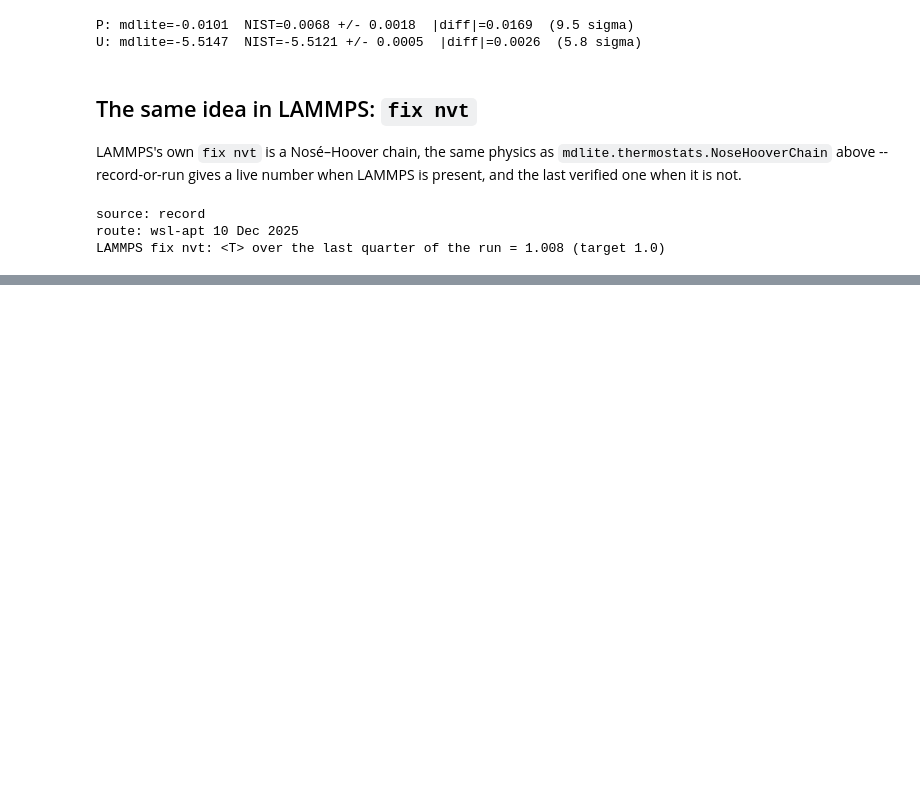
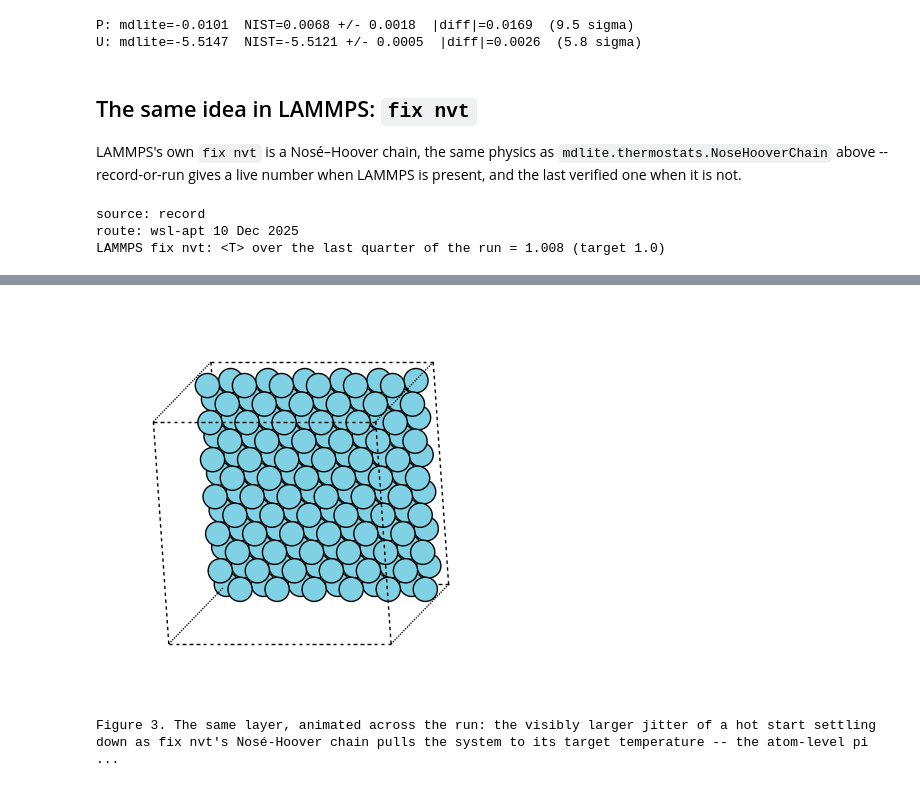
Before and after one commit to fabiocampolim-design/lammps-skill, a Jupyter notebook: chapters/LAMMPS_03_Thermostats.ipynb, the cells around one changed output, grey strips where cells are left out. Drawn from its saved outputs; the diff is of its cells as text; code cells hidden in the pictures; blank space fills up the shorter version.

```diff
--- a/chapters/LAMMPS_03_Thermostats.ipynb
+++ b/chapters/LAMMPS_03_Thermostats.ipynb
@@ -235,0 +281,22 @@ chapter 03: 4 claim(s) checked
+# %%
+from IPython.display import Image, display
+
+if nvt_traj_rec["source"] != "skip":
+    frames = [np.array(f) for f in nvt_traj_rec["frames"]]
+    cell = np.array(nvt_traj_rec["cell"])
+    gif_workdir = tempfile.mkdtemp(prefix="ch03_gif_")
+    try:
+        gif_path = viz.animate_gif(frames, cell, os.path.join(gif_workdir, "cooling.gif"),
+                                   symbols=["Ar"] * len(frames[0]), fps=4)
+    except ImportError as e:
+        print("ase not installed -- skipping the animation:", e)
+    else:
+        display(Image(filename=gif_path))
+        caption("The same layer, animated across the run: the visibly larger jitter of a hot "
+                "start settling down as fix nvt's Nosé-Hoover chain pulls the system to its "
+                "target temperature -- the atom-level picture behind the cooling curve above.")
+else:
+    print("no LAMMPS and no record: nothing to animate")
+# %% [output]
+[figure, added]
+Figure 3. The same layer, animated across the run: the visibly larger jitter of a hot start settling down as fix nvt's Nosé-Hoover chain pulls the system to its target temperature -- the atom-level pi ...
```
Also changed, not shown: parts of 10 cells of this notebook, 21 other files.
